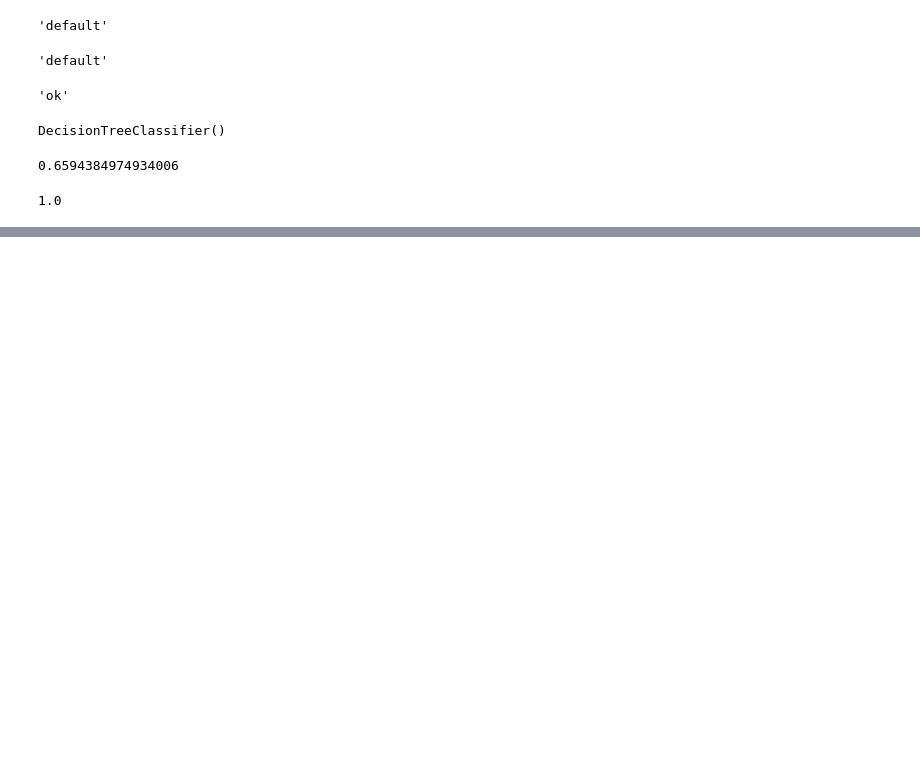
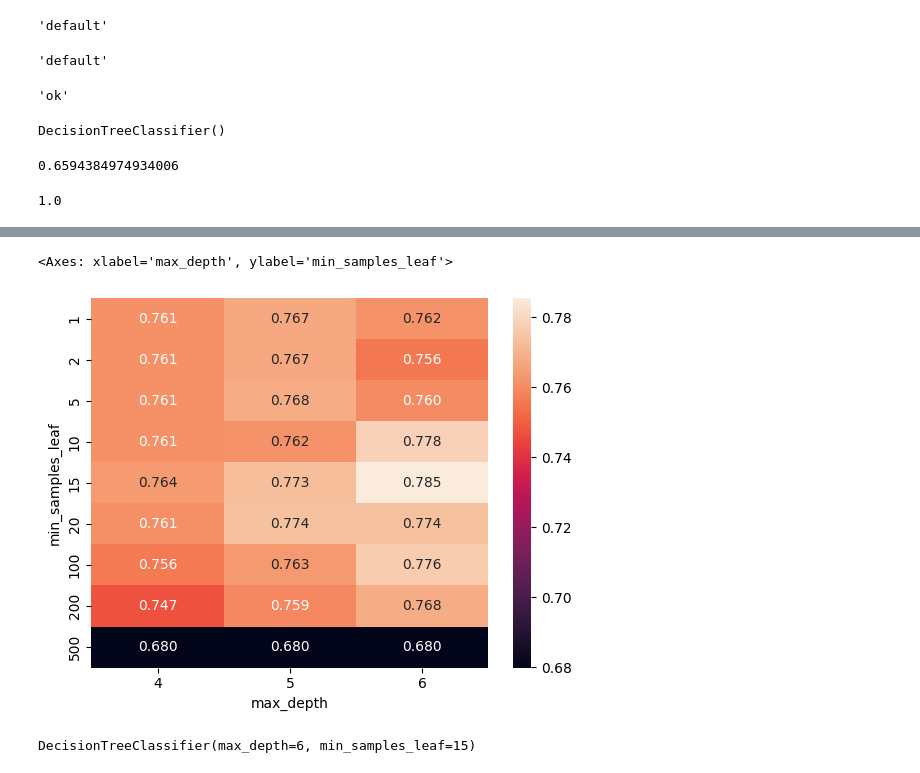
Before and after one commit to rajibulislam1/DataTalksClub, a Jupyter notebook: 2025/module-06.ipynb, the cells around one changed output, grey strips where cells are left out. Saved outputs shown, nothing was run; the diff lists cells and outputs as text; code cells hidden in the pictures; blank space fills up the shorter version.

```diff
--- a/2025/module-06.ipynb
+++ b/2025/module-06.ipynb
@@ -361,0 +389,12 @@ val: 0.7389079944782155
+# %%
+for d in [1, 2, 3,4, 5,6 ,10, 15, 20, None]:
+    dt = DecisionTreeClassifier(max_depth=d)
+    dt.fit(X_train, y_train)
+
+    y_pred_train = dt.predict_proba(X_train)[:,1]
+    auc_train = roc_auc_score(y_train, y_pred_train)
+
+    y_pred_val = dt.predict_proba(X_val)[:,1]
+    auc_val = roc_auc_score(y_val, y_pred_val)
+
+    print(f'max_depth={d} --> train: {auc_train:.3f} | val: {auc_val:.3f}')
@@ -361,0 +412,15 @@ val: 0.7389079944782155
+# %%
+scores = []
+for d in [4, 5, 6]:
+    for s in [1, 2,5, 10, 15, 20, 100,200, 500]:
+        dt = DecisionTreeClassifier(max_depth=d, min_samples_leaf=s)
+        dt.fit(X_train, y_train)
+
+        y_pred_train = dt.predict_proba(X_train)[:,1]
+        auc_train = roc_auc_score(y_train, y_pred_train)
+
+        y_pred_val = dt.predict_proba(X_val)[:,1]
+        auc_val = roc_auc_score(y_val, y_pred_val)
+
+        print(f'max_depth={d} | min_samples_leaf={s} --> train: {auc_train:.3f} | val: {auc_val:.3f}')
+        scores.append((d, s, auc_train, auc_val))
@@ -361,0 +445,3 @@ val: 0.7389079944782155
+# %%
+df_scores = pd.DataFrame(scores, columns=['max_depth', 'min_samples_leaf', 'auc_train', 'auc_val'])
+df_scores.sort_values(by='auc_val', ascending=False).head()
@@ -361,0 +455,2 @@ val: 0.7389079944782155
+# %%
+df_scores_pivot = df_scores.pivot(index='min_samples_leaf', columns='max_depth', values='auc_val')
@@ -361,0 +471,11 @@ val: 0.7389079944782155
+# %%
+sns.heatmap(df_scores_pivot, annot=True, fmt ='.3f')
+# %% [output]
+<Axes: xlabel='max_depth', ylabel='min_samples_leaf'>
+[figure, added]
+# %%
+# Final Deciasion Tree model
+dt = DecisionTreeClassifier(max_depth=6, min_samples_leaf=15)
+dt.fit(X_train, y_train)
+# %% [output]
+DecisionTreeClassifier(max_depth=6, min_samples_leaf=15)
```
Also changed, not shown: parts of 13 cells of this notebook.
